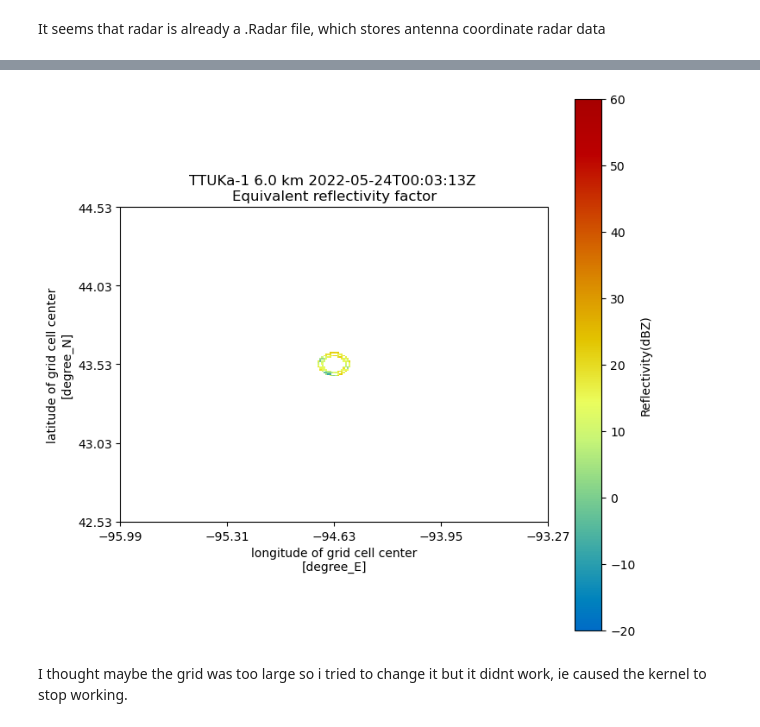
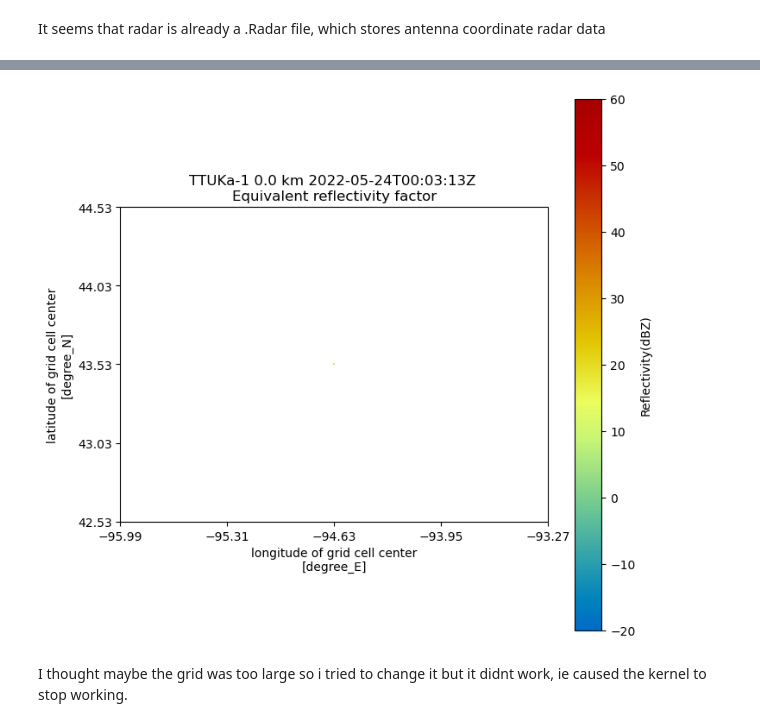
Before and after one commit to JuliaBuhrman/research2024, a Jupyter notebook: morton_tobac_data.ipynb, the cells around one changed output, grey strips where cells are left out. Saved outputs shown, nothing was run; the diff lists cells and outputs as text; code cells hidden in the pictures.

```diff
--- a/morton_tobac_data.ipynb
+++ b/morton_tobac_data.ipynb
@@ -128,9 +135,9 @@ array([-100000.,  -99000.,  -98000.,  -97000.,  -96000.,  -95000.,
 # %%
 fig = plt.figure(figsize = [8,8])
 display = pyart.graph.GridMapDisplay(grid)
-display.plot_grid("reflectivity", level = 12, vmin = -20, vmax = 60)
+display.plot_grid("reflectivity", level = 0, vmin = -20, vmax = 60)
 # %% [output]
-[figure, old version]
+[figure, new version]
 # %%
 # data for ka 2
 
```
Also changed, not shown: parts of 4 cells of this notebook.
